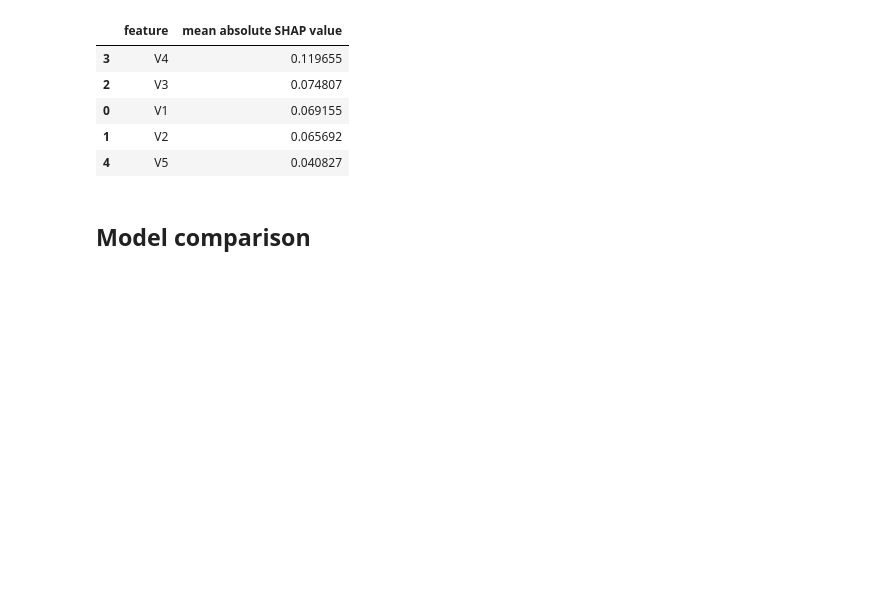
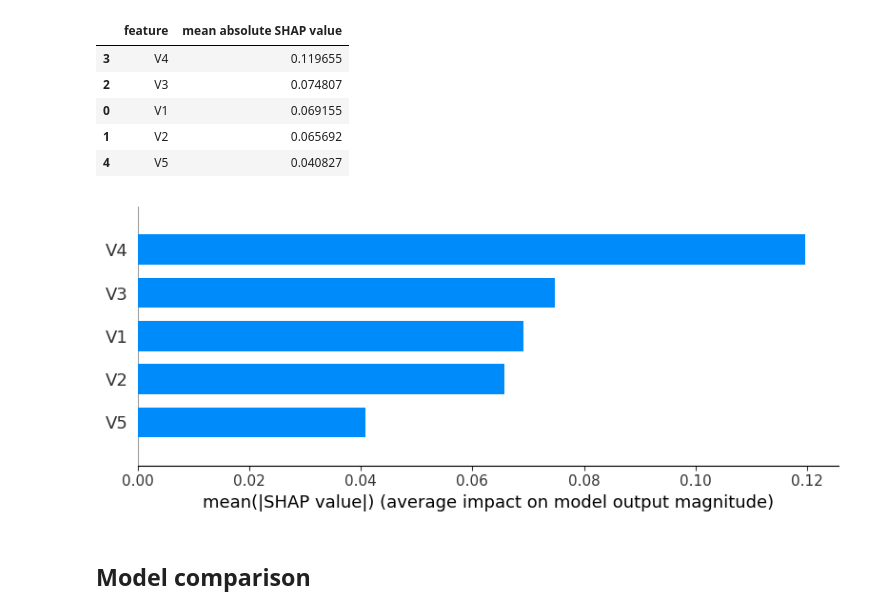
Before and after one commit to mim-uw/eXplainableMachineLearning-2024, a Jupyter notebook: Homeworks/HW6/MateuszSzymanski/MateuszSzymanski.ipynb, the cells around one changed output. Drawn from its saved outputs; the diff is of its cells as text; code cells hidden in the pictures; blank space fills up the shorter version.

```diff
--- a/Homeworks/HW6/MateuszSzymanski/MateuszSzymanski.ipynb
+++ b/Homeworks/HW6/MateuszSzymanski/MateuszSzymanski.ipynb
@@ -206,8 +217,8 @@ df_gini
 # %%
 seed()
 shap_explainer = shap.TreeExplainer(random_forest, X)
-shap_values = shap_explainer(X)
-shap_values = shap_values.values[:, :, 1]
+plain_shap_values = shap_explainer(X)
+shap_values = plain_shap_values.values[:, :, 1]
 # %%
 mean_abs_shap_values = np.mean(np.abs(shap_values), axis=0)
 shap.summary_plot(shap_values, X, feature_names=columns)
@@ -225,6 +236,10 @@ feature_importance
 | 0 | V1 | 0.069155 |
 | 1 | V2 | 0.065692 |
 | 4 | V5 | 0.040827 |
+# %%
+shap.summary_plot(shap_values, X_test, plot_type="bar")
+# %% [output]
+[figure, added]
 # %% [markdown]
 ## Model comparison
 # %%
```
Also changed, not shown: parts of 4 cells of this notebook, 1 other file.
